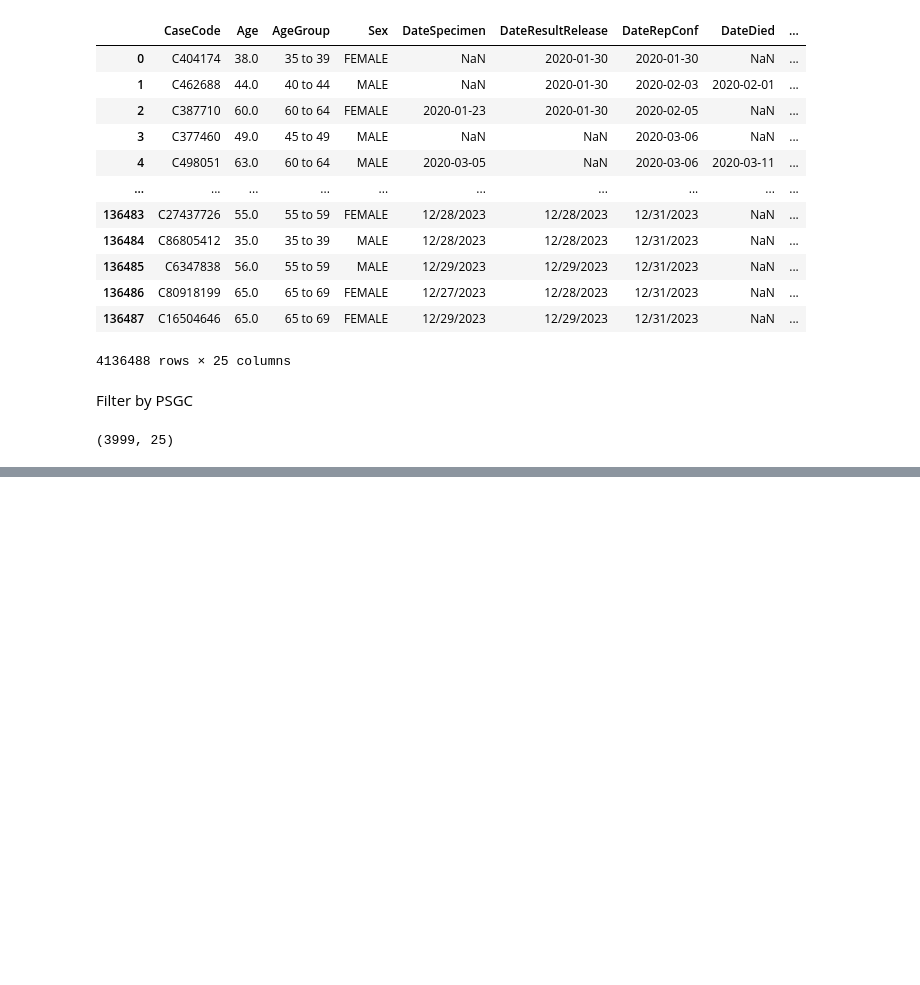
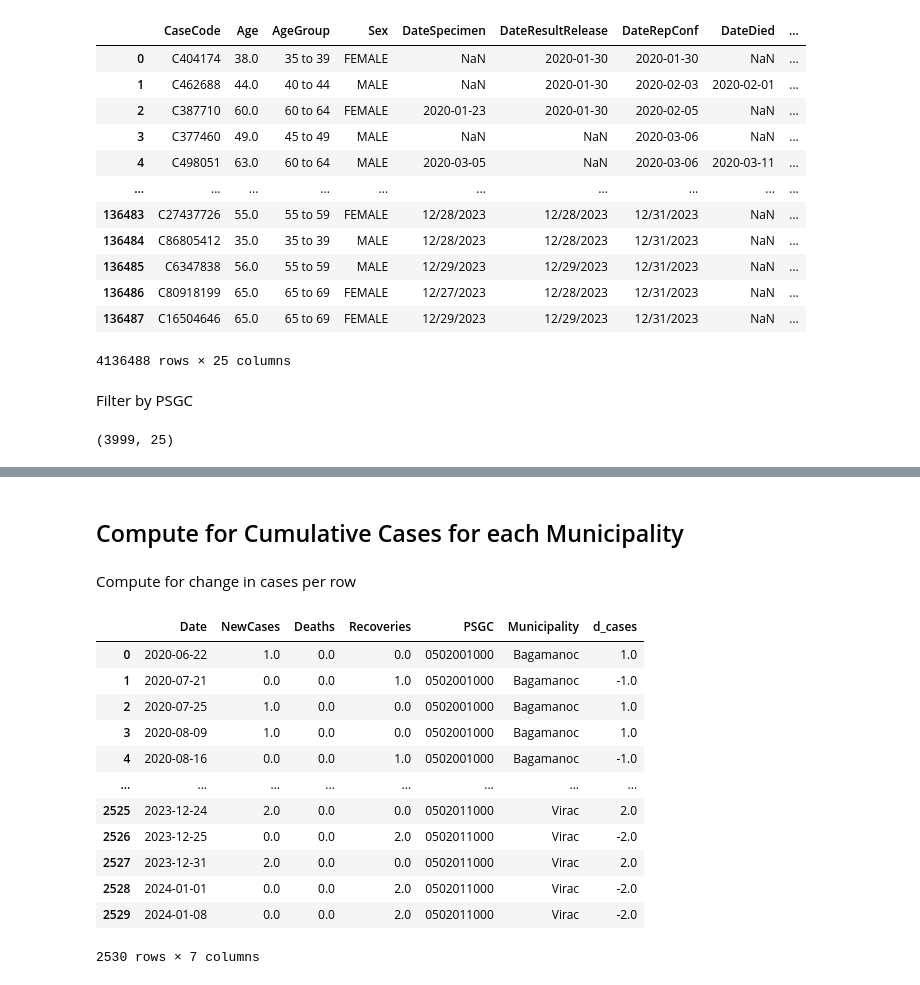
Before and after one commit to dddelacruz/cs198-scl-envi-2425, a Jupyter notebook: 02_data_processing/psgc_case_data.ipynb, the cells around one changed output, grey strips where cells are left out. Drawn from its saved outputs; the diff is of its cells as text; code cells hidden in the pictures; blank space fills up the shorter version.

```diff
--- a/02_data_processing/psgc_case_data.ipynb
+++ b/02_data_processing/psgc_case_data.ipynb
@@ -173,0 +227,22 @@ Only Keep Necessary Columns
+# %% [markdown]
+## Compute for Cumulative Cases for each Municipality
+# %% [markdown]
+Compute for change in cases per row
+# %%
+df_aggregated["d_cases"] = df_aggregated["NewCases"] - df_aggregated["Deaths"] - df_aggregated["Recoveries"]
+
+df_aggregated
+# %% [output]
+|  | Date | NewCases | Deaths | Recoveries | PSGC | Municipality | d_cases |
+| 0 | 2020-06-22 | 1.0 | 0.0 | 0.0 | 0502001000 | Bagamanoc | 1.0 |
+| 1 | 2020-07-21 | 0.0 | 0.0 | 1.0 | 0502001000 | Bagamanoc | -1.0 |
+| 2 | 2020-07-25 | 1.0 | 0.0 | 0.0 | 0502001000 | Bagamanoc | 1.0 |
+| 3 | 2020-08-09 | 1.0 | 0.0 | 0.0 | 0502001000 | Bagamanoc | 1.0 |
+| 4 | 2020-08-16 | 0.0 | 0.0 | 1.0 | 0502001000 | Bagamanoc | -1.0 |
+| ... | ... | ... | ... | ... | ... | ... | ... |
+| 2525 | 2023-12-24 | 2.0 | 0.0 | 0.0 | 0502011000 | Virac | 2.0 |
+| 2526 | 2023-12-25 | 0.0 | 0.0 | 2.0 | 0502011000 | Virac | -2.0 |
+| 2527 | 2023-12-31 | 2.0 | 0.0 | 0.0 | 0502011000 | Virac | 2.0 |
+| 2528 | 2024-01-01 | 0.0 | 0.0 | 2.0 | 0502011000 | Virac | -2.0 |
+| 2529 | 2024-01-08 | 0.0 | 0.0 | 2.0 | 0502011000 | Virac | -2.0 |
+2530 rows × 7 columns
```
Also changed, not shown: parts of 27 cells of this notebook, 2 other files.
